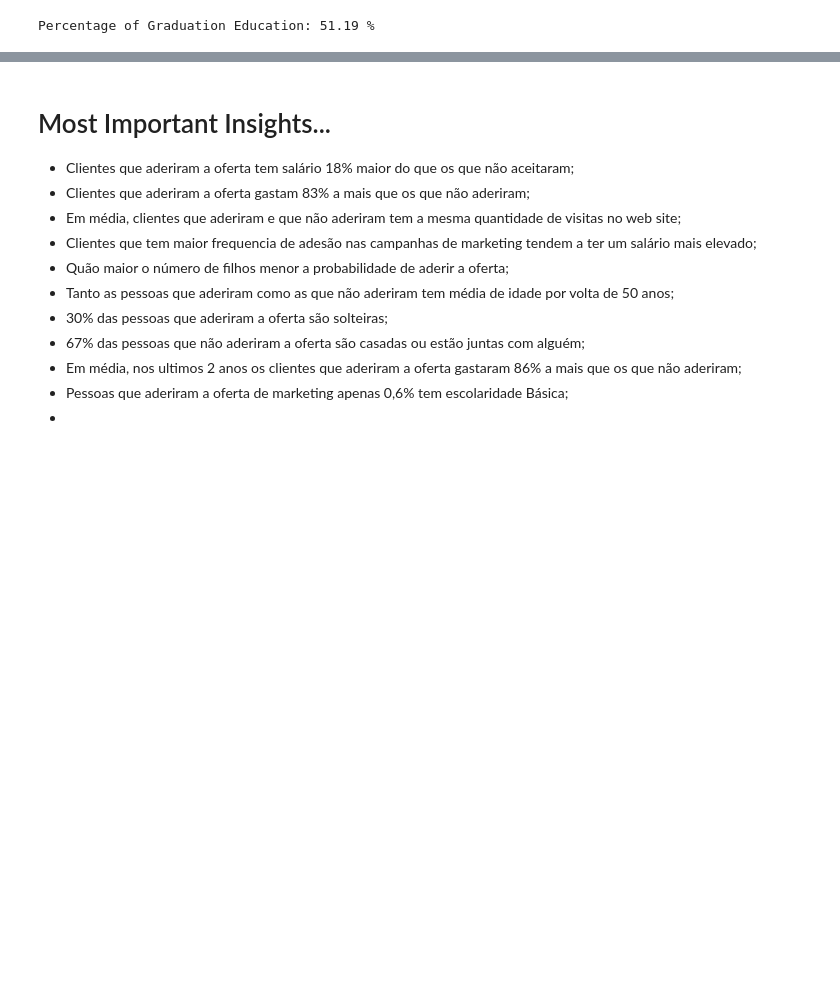
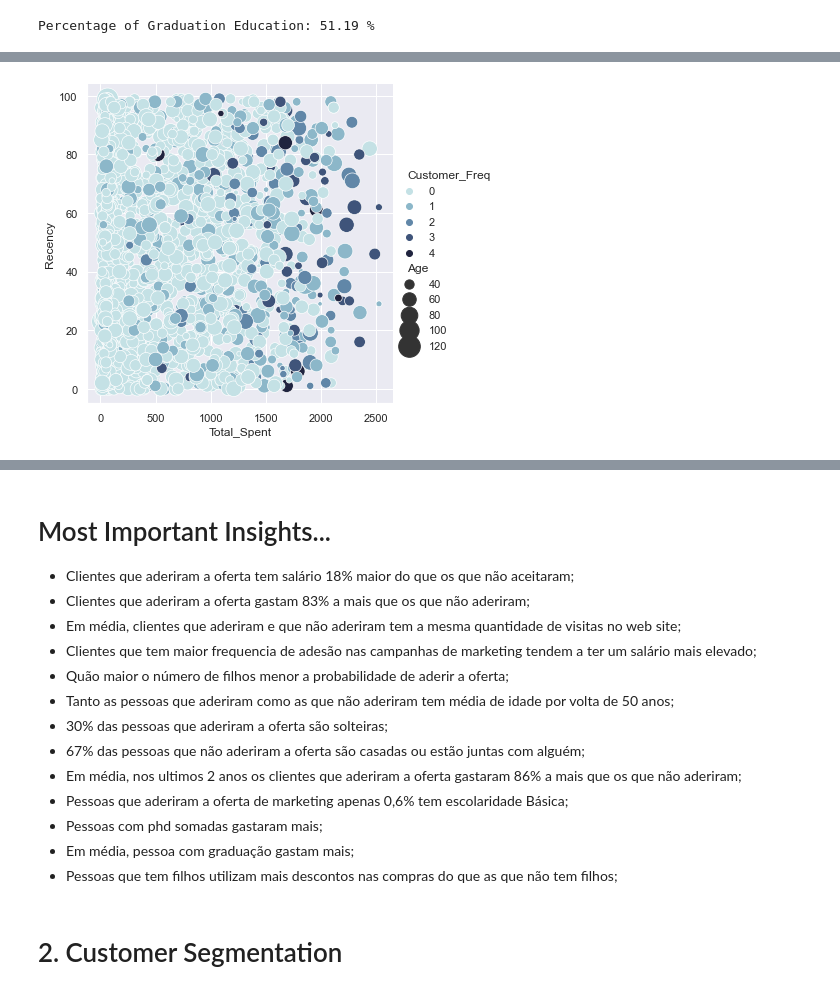
Before and after one commit to Gabrieleas10/ifood-data-business-analyst-test, a Jupyter notebook: data_analyst.ipynb, the cells around one changed output, grey strips where cells are left out. Saved outputs shown, nothing was run; the diff lists cells and outputs as text; code cells hidden in the pictures; blank space fills up the shorter version.

```diff
--- a/data_analyst.ipynb
+++ b/data_analyst.ipynb
@@ -463,3 +479,12 @@ Percentage of Graduation Education: 51.19 %
+# %%
+cmap = sns.cubehelix_palette(rot=-.2, as_cmap=True)
+g = sns.relplot(
+    data=df,
+    x='Total_Spent', y='Recency',
+    hue='Customer_Freq', size='Age',
+    palette=cmap, sizes=(10, 500))
+# %% [output]
+[figure, added]
 # %% [markdown]
 # It's Insight Time...
 
@@ -476,4 +501,8 @@ Percentage of Graduation Education: 51.19 %
 - 67% das pessoas que não aderiram a oferta são casadas ou estão juntas com alguém;
 - Em média, nos ultimos 2 anos os clientes que aderiram a oferta gastaram 86% a mais que os que não aderiram;
 - Pessoas que aderiram a oferta de marketing apenas 0,6% tem escolaridade Básica;
--
+- Pessoas com phd somadas gastaram mais;
+- Em média, pessoa com graduação gastam mais;
+- Pessoas que tem filhos utilizam mais descontos nas compras do que as que não tem filhos;
+# %% [markdown]
+# 2. Customer Segmentation
```
Also changed, not shown: parts of 4 cells of this notebook.
